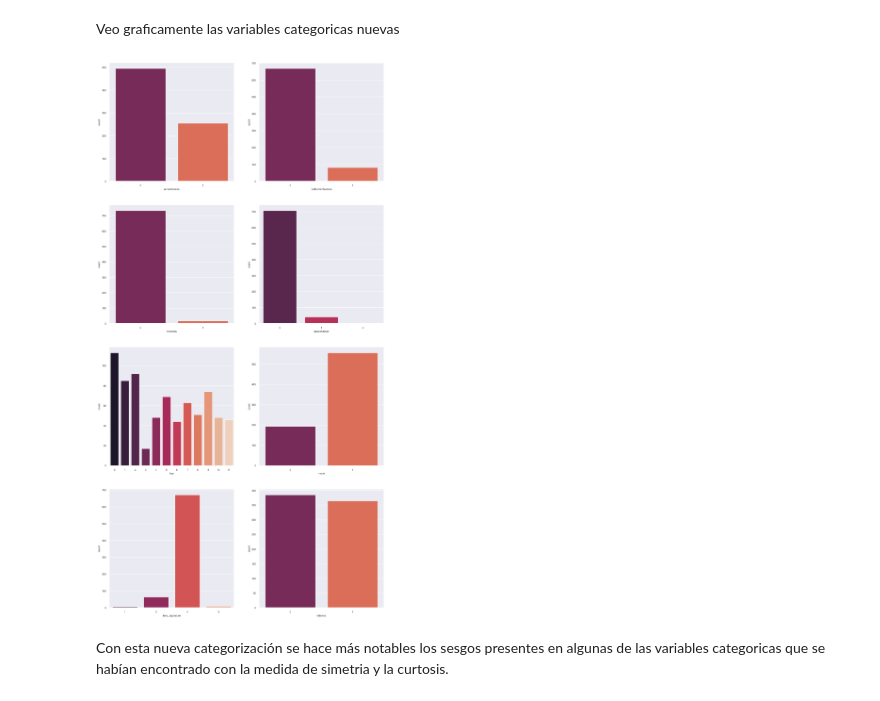
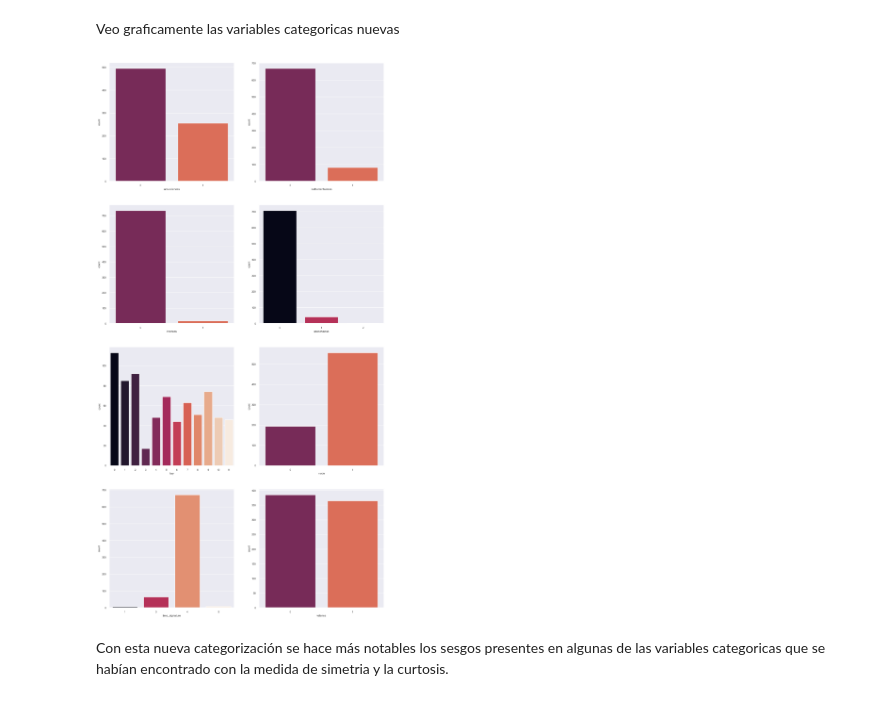
Before and after one commit to jorgeceferinovaldez/tp_final_analisis_datos, a Jupyter notebook: tp_grupal.ipynb, the cells around one changed output. Cells and saved outputs as stored; diff of their text form; code cells hidden in the pictures.

```diff
--- a/tp_grupal.ipynb
+++ b/tp_grupal.ipynb
@@ -425,12 +625,13 @@ df_copia[CATEGORICAL_FEATURES].describe()
 # %% [markdown]
 Veo graficamente las variables categoricas nuevas
 # %%
-plt.figure(figsize=(15,30))
+# Crear una figura con subplots
+plt.figure(figsize=(15, 30))
 for i, c in enumerate(CATEGORICAL_FEATURES, 1):
- plt.subplot(4,2,i)
- sns.countplot(x=c,data=df_copia, palette = "rocket")
+    plt.subplot(4, 2, i)
+    sns.countplot(x=c, data=df_copia, palette="rocket", hue=c, legend=False)
 # %% [output]
-[figure, old version]
+[figure, new version]
 # %% [markdown]
 Con esta nueva categorización se hace más notables los sesgos presentes en algunas de las variables categoricas que se habían encontrado con la medida de simetria y la curtosis.
 # %% [markdown]
```
Also changed, not shown: parts of 73 cells of this notebook, 2 other files.
